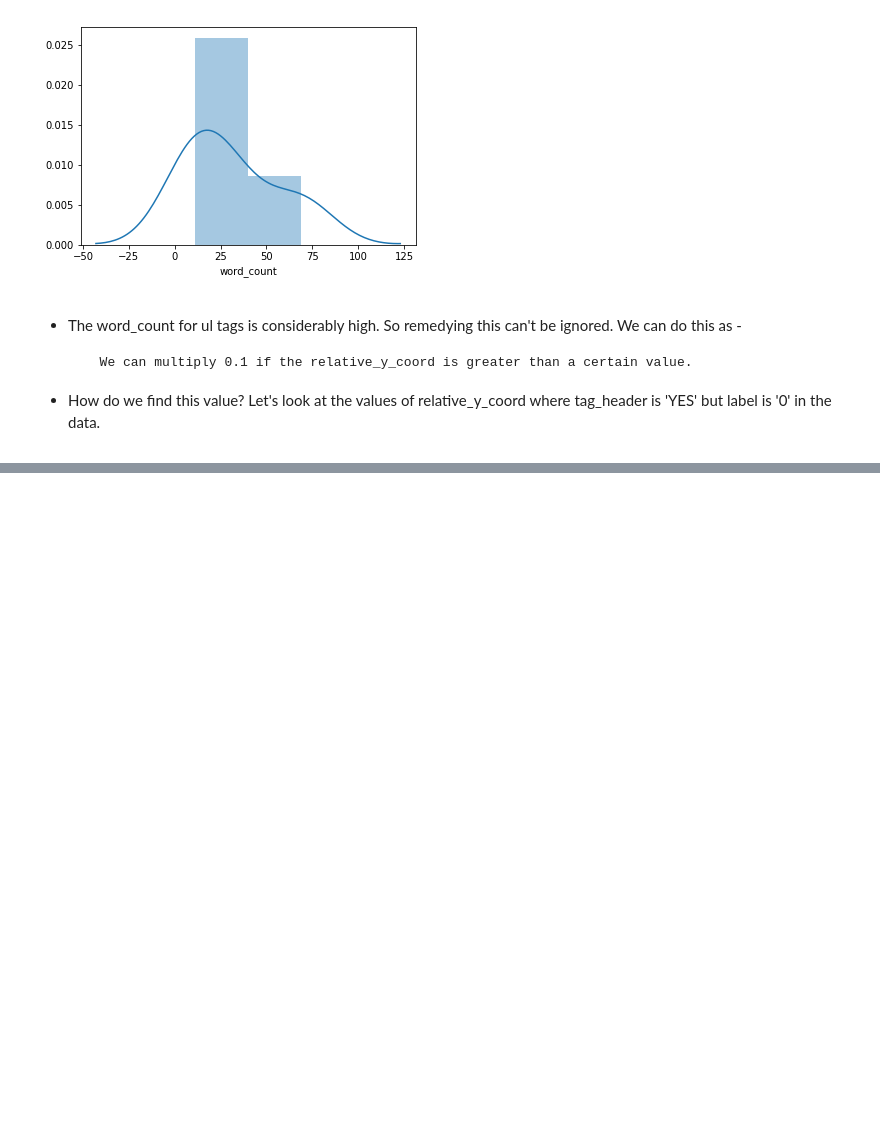
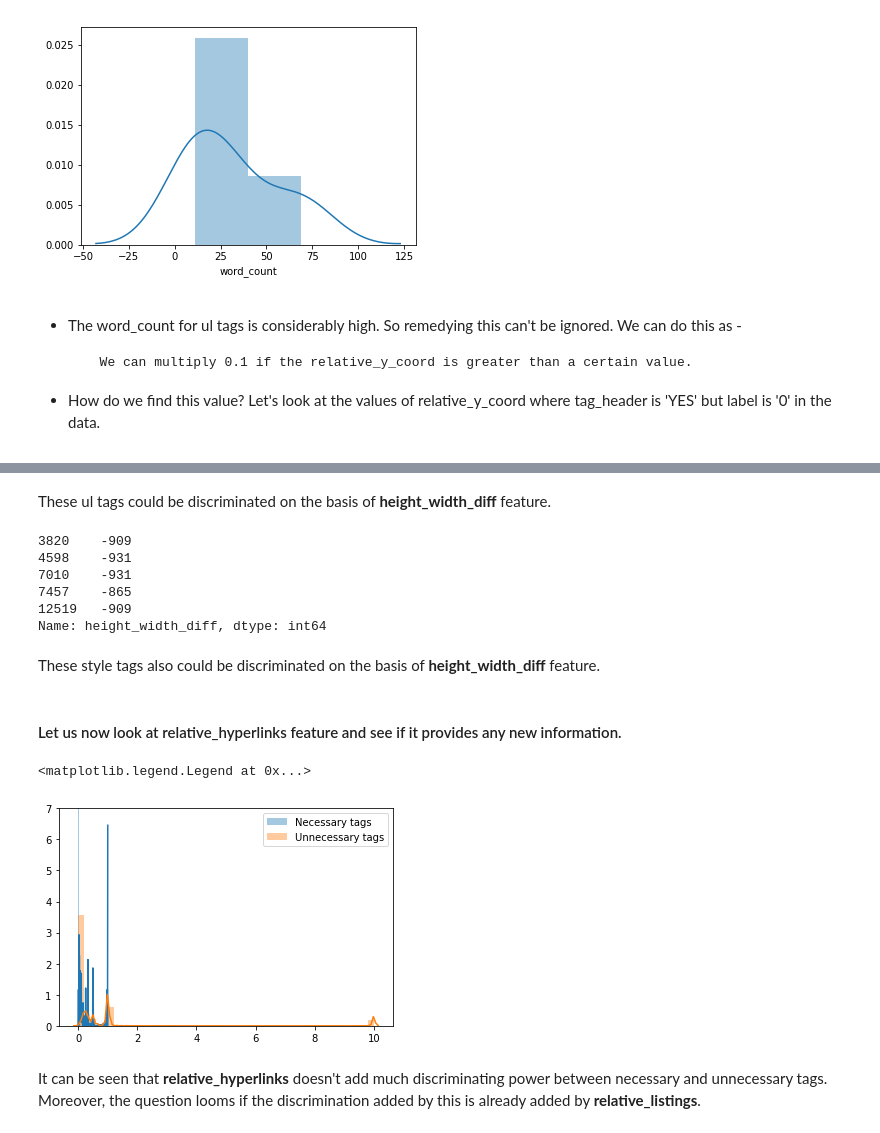
Before and after one commit to swaroop-nath/Semantic-Web-Parser, a Jupyter notebook: Second Model Preparation/eda_v2.ipynb, the cells around one changed output, grey strips where cells are left out. Drawn from its saved outputs; the diff is of its cells as text; code cells hidden in the pictures; blank space fills up the shorter version.

```diff
--- a/Second Model Preparation/eda_v2.ipynb
+++ b/Second Model Preparation/eda_v2.ipynb
@@ -213,0 +329,30 @@ necessary_tags = data[data['label'] == 1.0]
+# %% [markdown]
+These ul tags could be discriminated on the basis of __height_width_diff__ feature.
+# %%
+low_relative_listings_unnecessary_style = low_relative_listings_unnecessary.loc[low_relative_listings_unnecessary['name'] == 'style']
+low_relative_listings_unnecessary_style.height_width_diff
+# %% [output]
+3820    -909
+4598    -931
+7010    -931
+7457    -865
+12519   -909
+Name: height_width_diff, dtype: int64
+# %% [markdown]
+These style tags also could be discriminated on the basis of __height_width_diff__ feature.
+# %% [markdown]
+#### Let us now look at relative_hyperlinks feature and see if it provides any new information.
+# %%
+relative_hyperlinks_unnecessary = data.loc[data['label'] == 0, 'relative_hyperlinks'].values
+relative_hyperlinks_necessary = data.loc[data['label'] == 1, 'relative_hyperlinks'].values
+# %%
+plt.ylim([0,7])
+sns.distplot(relative_hyperlinks_necessary, label = 'Necessary tags')
+sns.distplot(relative_hyperlinks_unnecessary, label ='Unnecessary tags')
+plt.legend()
+# %% [output]
+<matplotlib.legend.Legend at 0x...>
+[figure, added]
+# %% [markdown]
+It can be seen that __relative_hyperlinks__ doesn't add much discriminating power between necessary and unnecessary tags.
+Moreover, the question looms if the discrimination added by this is already added by __relative_listings__.
```
Also changed, not shown: parts of 45 cells of this notebook, 3 other files.
